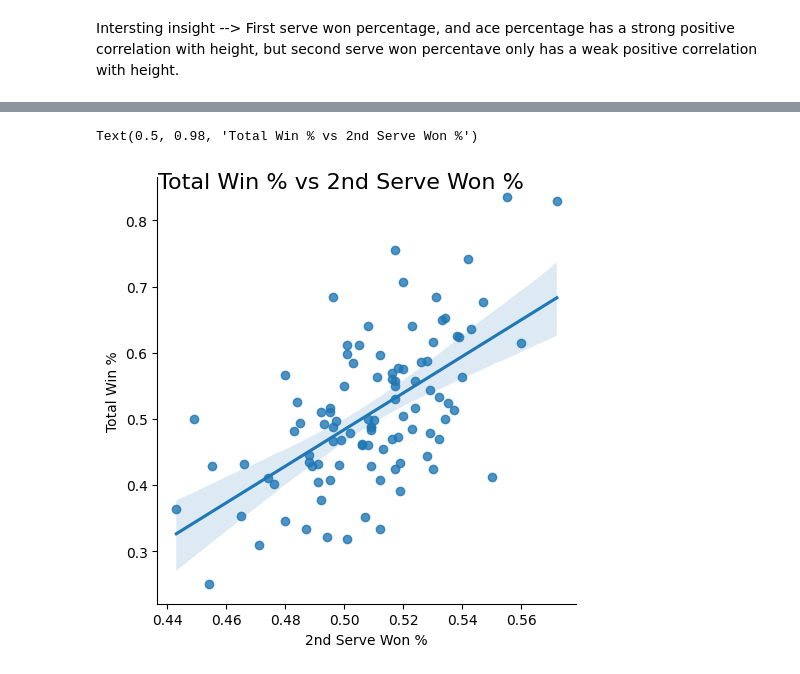
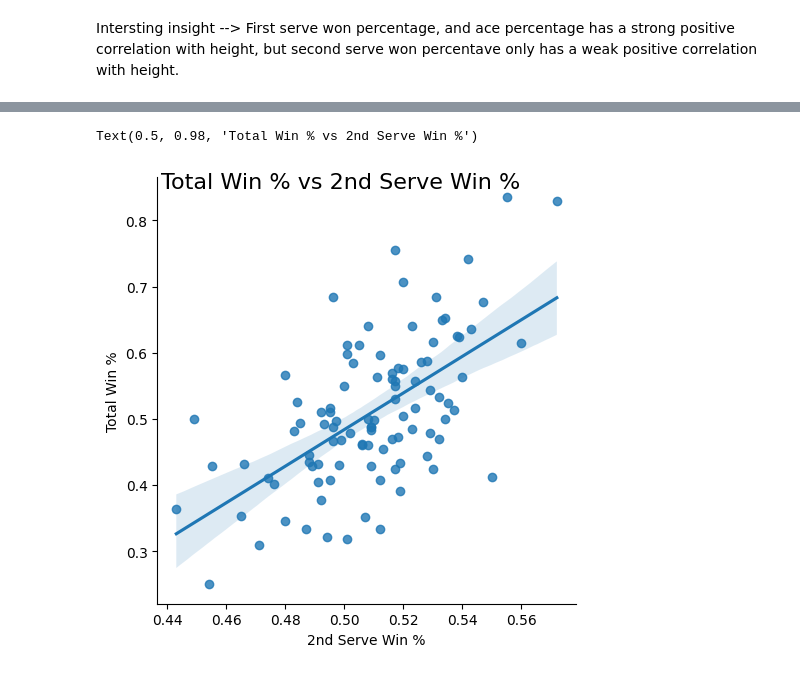
Before and after one commit to swb1113/ATP_data_analysis, a Jupyter notebook: ATP_players_analysis.ipynb, the cells around one changed output, grey strips where cells are left out. Saved outputs shown, nothing was run; the diff lists cells and outputs as text; code cells hidden in the pictures.

```diff
--- a/ATP_players_analysis.ipynb
+++ b/ATP_players_analysis.ipynb
@@ -158,9 +176,9 @@ Text(0.5, 0.98, 'Total Win % vs 1st Serve Won %')
 # %%
 plot = sns.lmplot(x='2nd_Serve_Won_Percentage', y='Total_Win_Percentage', data=df)
 
-plot.set(xlabel = '2nd Serve Won %', ylabel = 'Total Win %')
-plot.fig.suptitle("Total Win % vs 2nd Serve Won %",
+plot.set(xlabel = '2nd Serve Win %', ylabel = 'Total Win %')
+plot.fig.suptitle("Total Win % vs 2nd Serve Win %",
                   fontsize=16, fontdict={"weight": "bold"})
 # %% [output]
-Text(0.5, 0.98, 'Total Win % vs 2nd Serve Won %')
+Text(0.5, 0.98, 'Total Win % vs 2nd Serve Win %')
-[figure, old version]
+[figure, new version]
```
Also changed, not shown: parts of 16 cells of this notebook.
